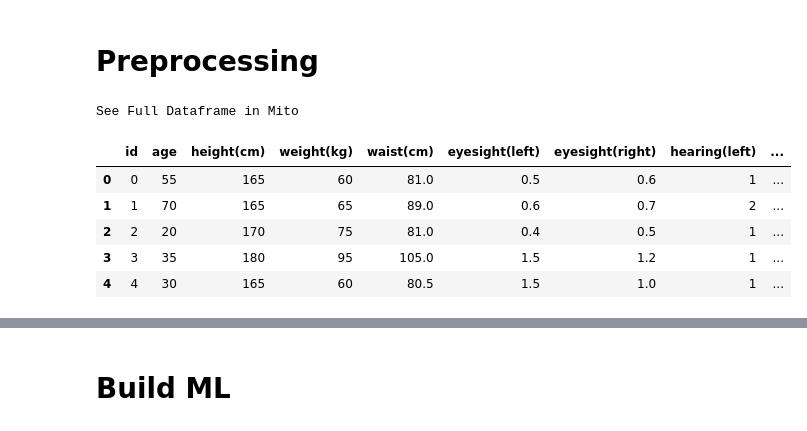
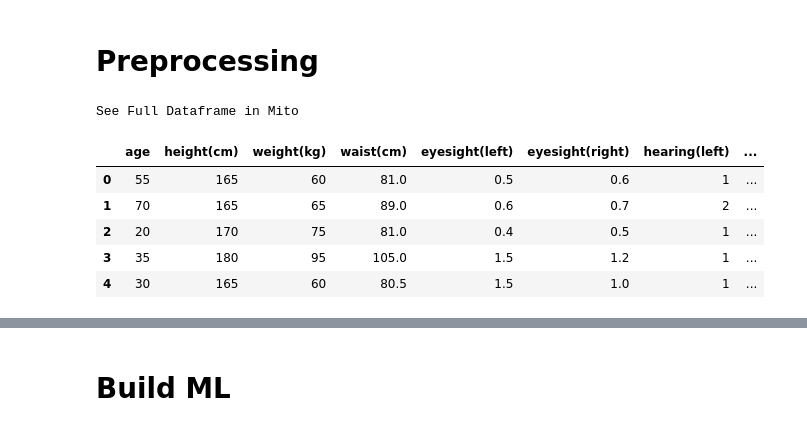
Before and after one commit to dwiwekan/Binary-Prediction-of-Smoker-Status-using-Bio-Signals, a Jupyter notebook: Complete ML.ipynb, the cells around one changed output, grey strips where cells are left out. Drawn from its saved outputs; the diff is of its cells as text; code cells hidden in the pictures.

```diff
--- a/Complete ML.ipynb
+++ b/Complete ML.ipynb
@@ -30,0 +15,3 @@ See Full Dataframe in Mito
+# %%
+pd.set_option('display.max_columns', None)
+data_train
@@ -90,8 +96,10 @@ There's 24 columns with 23 column as feature and 1 column as target (smoking) <b
 None of the feature is null value
 # %%
 # show all columns
-# pd.set_option('display.max_columns', None)
+pd.set_option('display.max_columns', None)
+# see data describe transpose full
 data_train.describe(include='all')
+# data_train.describe(include='all').
 # %% [output]
 See Full Dataframe in Mito
 |  | id | age | height(cm) | weight(kg) | waist(cm) | eyesight(left) | eyesight(right) | hearing(left) | ... |
@@ -358,13 +422,16 @@ We still don't know the correlation between the data with the target, so we can'
 # %%
 # Set Y sebagai target featured, X sebagai indikasi
 y = data_train['smoking']
-X = data_train.drop(['smoking'], axis=1)
+X = data_train.drop(['id','smoking'], axis=1)
+
+X_test = data_test.drop(['id'], axis=1)
+
 X.head()
 # %% [output]
 See Full Dataframe in Mito
-|  | id | age | height(cm) | weight(kg) | waist(cm) | eyesight(left) | eyesight(right) | hearing(left) | ... |
-| 0 | 0 | 55 | 165 | 60 | 81.0 | 0.5 | 0.6 | 1 | ... |
-| 1 | 1 | 70 | 165 | 65 | 89.0 | 0.6 | 0.7 | 2 | ... |
-| 2 | 2 | 20 | 170 | 75 | 81.0 | 0.4 | 0.5 | 1 | ... |
-| 3 | 3 | 35 | 180 | 95 | 105.0 | 1.5 | 1.2 | 1 | ... |
-| 4 | 4 | 30 | 165 | 60 | 80.5 | 1.5 | 1.0 | 1 | ... |
+|  | age | height(cm) | weight(kg) | waist(cm) | eyesight(left) | eyesight(right) | hearing(left) | ... |
+| 0 | 55 | 165 | 60 | 81.0 | 0.5 | 0.6 | 1 | ... |
+| 1 | 70 | 165 | 65 | 89.0 | 0.6 | 0.7 | 2 | ... |
+| 2 | 20 | 170 | 75 | 81.0 | 0.4 | 0.5 | 1 | ... |
+| 3 | 35 | 180 | 95 | 105.0 | 1.5 | 1.2 | 1 | ... |
+| 4 | 30 | 165 | 60 | 80.5 | 1.5 | 1.0 | 1 | ... |
```
Also changed, not shown: parts of 36 cells of this notebook, 2 other files.
